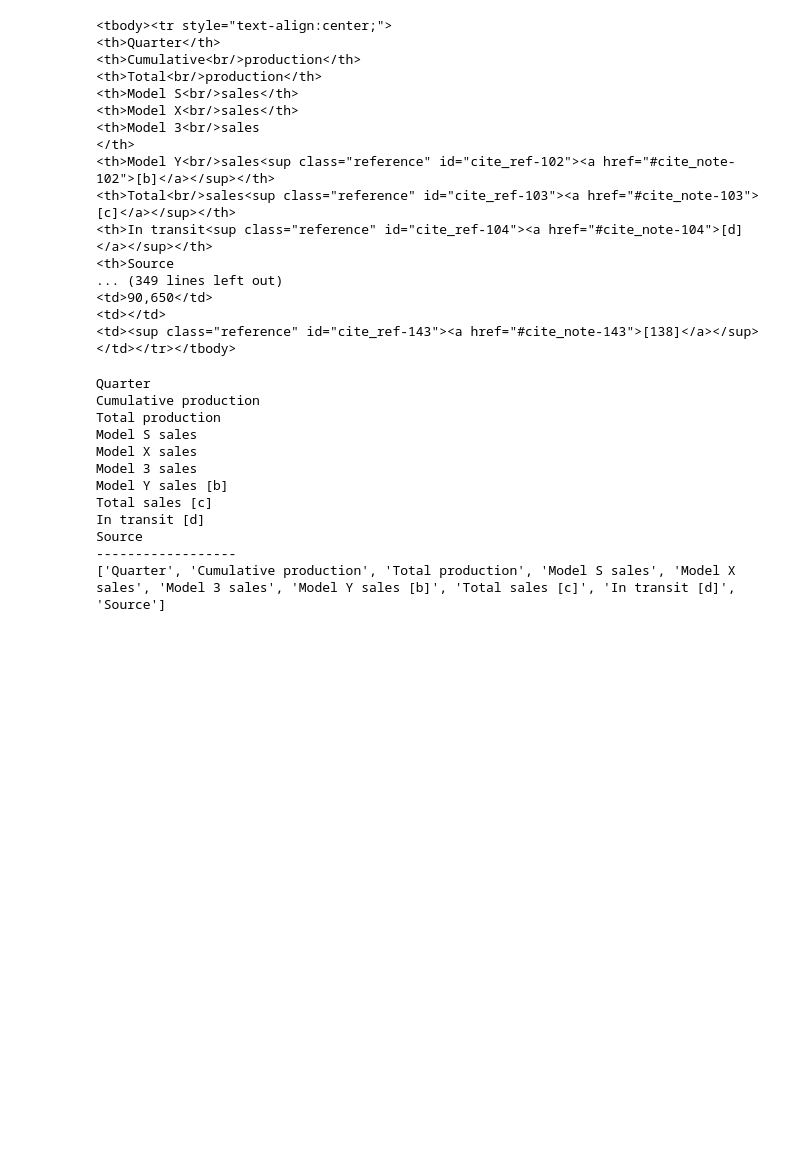
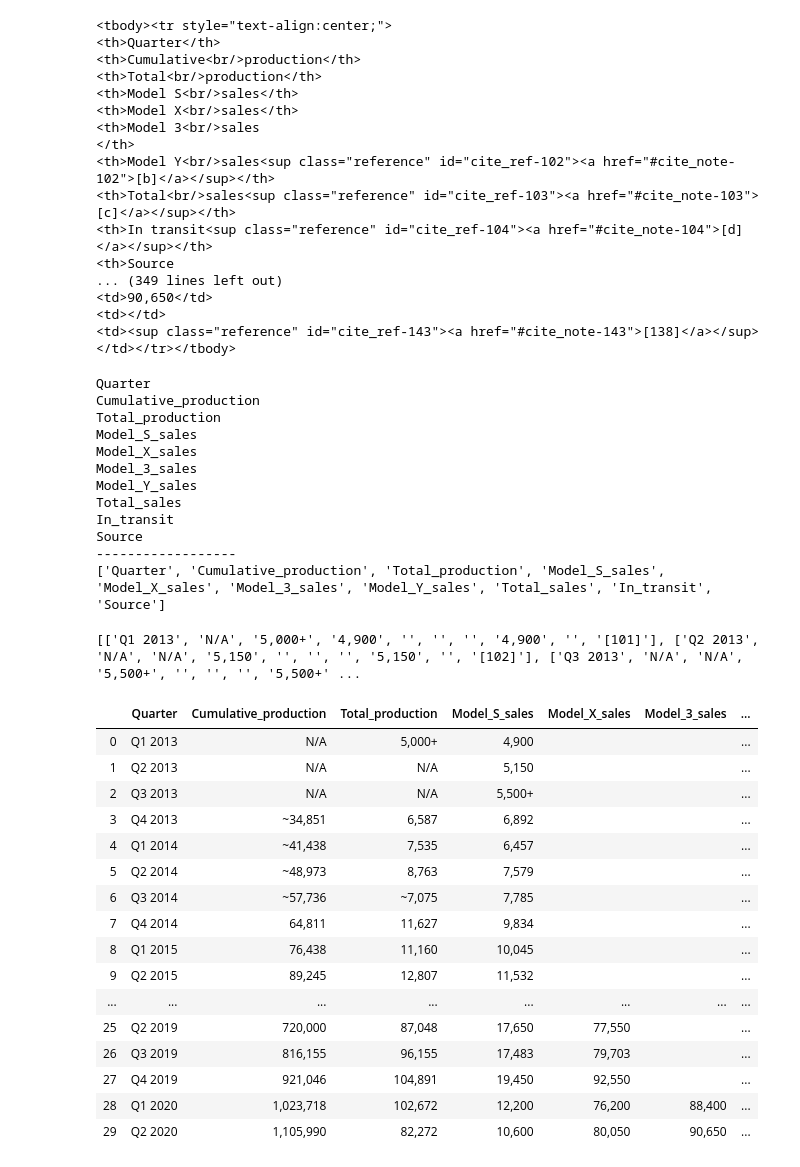
Before and after one commit to costaivo/Playground, a Jupyter notebook: py/apps/web-scraper/web-scraping-basics.ipynb, the cells around one changed output. Saved outputs shown, nothing was run; the diff lists cells and outputs as text; code cells hidden in the pictures; blank space fills up the shorter version.

```diff
--- a/py/apps/web-scraper/web-scraping-basics.ipynb
+++ b/py/apps/web-scraper/web-scraping-basics.ipynb
@@ -43,11 +43,14 @@ print(full_table)
 # End result: A list with all the column headings
 
 table_head = full_table.select('tr th')
-
+import re
+regex = re.compile('_\[\w\]')
 table_columns = []
 
 for element in table_head:
     column_label = element.get_text(separator=" ", strip=True)
+    column_label = column_label.replace(' ','_')
+    column_label = regex.sub('',column_label)
     table_columns.append(column_label)
     print(column_label)
 
@@ -55,14 +58,54 @@ print('------------------')
 print(table_columns)
 # %% [output]
 Quarter
-Cumulative production
-Total production
-Model S sales
-Model X sales
-Model 3 sales
-Model Y sales [b]
-Total sales [c]
-In transit [d]
+Cumulative_production
+Total_production
+Model_S_sales
+Model_X_sales
+Model_3_sales
+Model_Y_sales
+Total_sales
+In_transit
 Source
 ------------------
-['Quarter', 'Cumulative production', 'Total production', 'Model S sales', 'Model X sales', 'Model 3 sales', 'Model Y sales [b]', 'Total sales [c]', 'In transit [d]', 'Source']
+['Quarter', 'Cumulative_production', 'Total_production', 'Model_S_sales', 'Model_X_sales', 'Model_3_sales', 'Model_Y_sales', 'Total_sales', 'In_transit', 'Source']
+# %%
+# Extract the table data (rows)
+# End result: A multi-dimensional list containig a list for each row
+
+table_rows = full_table.select('tr')
+table_data = []
+for index, element in enumerate(table_rows):
+    if index > 0:
+        row_list = []
+        values = element.select('td')
+        for value in values:
+            row_list.append(value.text.strip())
+        table_data.append(row_list)
+
+print(table_data)
+# %% [output]
+[['Q1 2013', 'N/A', '5,000+', '4,900', '', '', '', '4,900', '', '[101]'], ['Q2 2013', 'N/A', 'N/A', '5,150', '', '', '', '5,150', '', '[102]'], ['Q3 2013', 'N/A', 'N/A', '5,500+', '', '', '', '5,500+' ...
+# %%
+# Create a Pandas DataFrame
+
+df = pd.DataFrame(table_data, columns=table_columns)
+df
+# %% [output]
+|  | Quarter | Cumulative_production | Total_production | Model_S_sales | Model_X_sales | Model_3_sales | ... |
+| 0 | Q1 2013 | N/A | 5,000+ | 4,900 |  |  | ... |
+| 1 | Q2 2013 | N/A | N/A | 5,150 |  |  | ... |
+| 2 | Q3 2013 | N/A | N/A | 5,500+ |  |  | ... |
+| 3 | Q4 2013 | ~34,851 | 6,587 | 6,892 |  |  | ... |
+| 4 | Q1 2014 | ~41,438 | 7,535 | 6,457 |  |  | ... |
+| 5 | Q2 2014 | ~48,973 | 8,763 | 7,579 |  |  | ... |
+| 6 | Q3 2014 | ~57,736 | ~7,075 | 7,785 |  |  | ... |
+| 7 | Q4 2014 | 64,811 | 11,627 | 9,834 |  |  | ... |
+| 8 | Q1 2015 | 76,438 | 11,160 | 10,045 |  |  | ... |
+| 9 | Q2 2015 | 89,245 | 12,807 | 11,532 |  |  | ... |
+| ... | ... | ... | ... | ... | ... | ... | ... |
+| 25 | Q2 2019 | 720,000 | 87,048 | 17,650 | 77,550 |  | ... |
+| 26 | Q3 2019 | 816,155 | 96,155 | 17,483 | 79,703 |  | ... |
+| 27 | Q4 2019 | 921,046 | 104,891 | 19,450 | 92,550 |  | ... |
+| 28 | Q1 2020 | 1,023,718 | 102,672 | 12,200 | 76,200 | 88,400 | ... |
+| 29 | Q2 2020 | 1,105,990 | 82,272 | 10,600 | 80,050 | 90,650 | ... |
```
